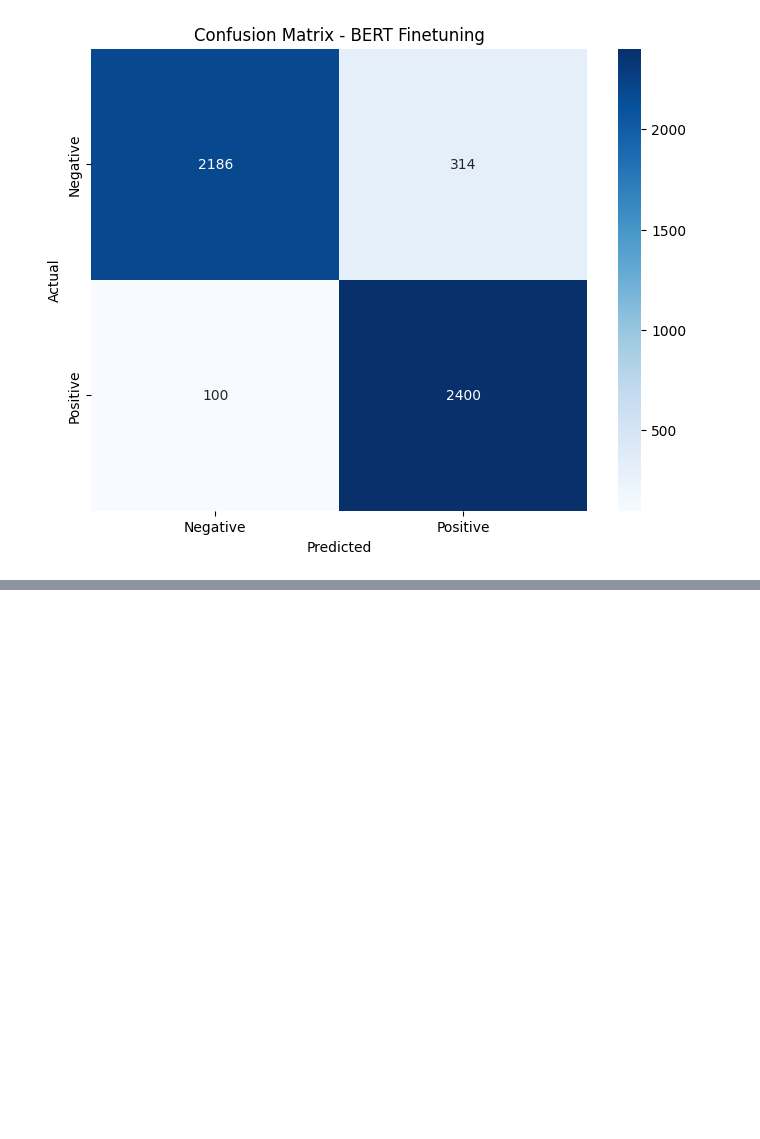
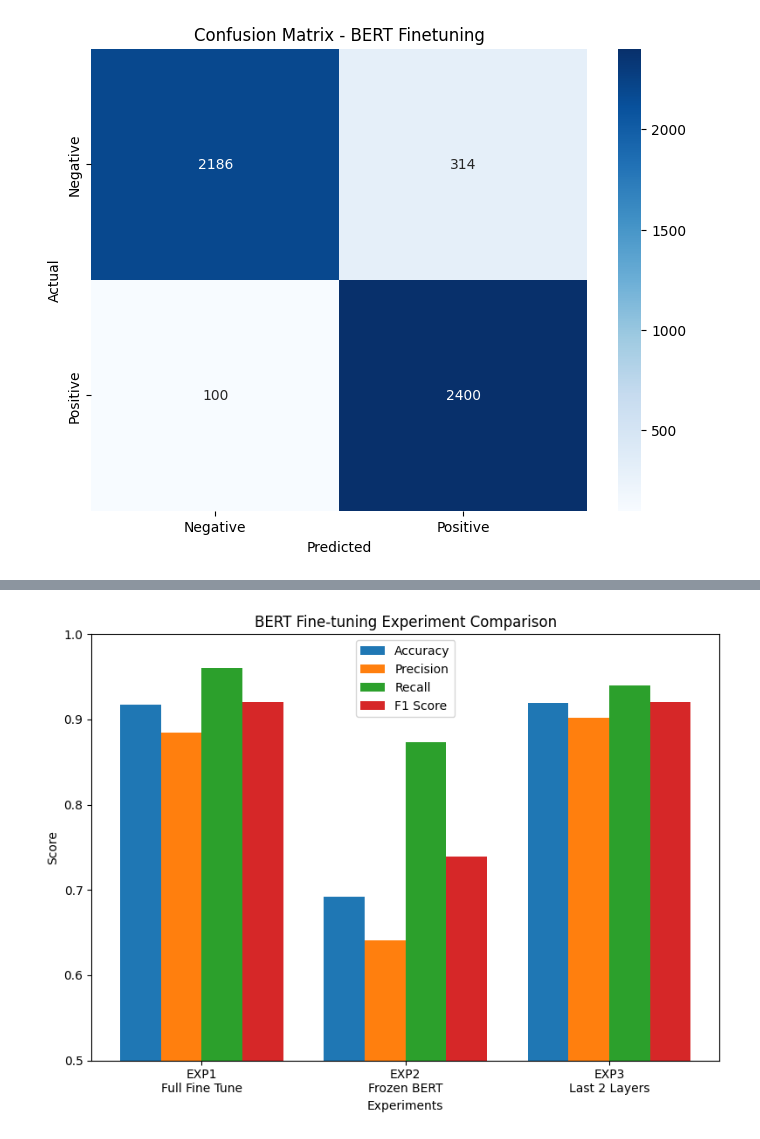
Before and after one commit to Prem-7171/innomatics-genai-internship-2026, a Jupyter notebook: IN226105802_NLP/Assignment 04/BERT_Finetune.ipynb, the cells around one changed output, grey strips where cells are left out. Saved outputs shown, nothing was run; the diff lists cells and outputs as text; code cells hidden in the pictures; blank space fills up the shorter version.

Commit message:
BERT Model is fully trained on Sentiment Analysis Dataset amd Ready to predict the correct sentiment.

```diff
--- a/IN226105802_NLP/Assignment 04/BERT_Finetune.ipynb
+++ b/IN226105802_NLP/Assignment 04/BERT_Finetune.ipynb
@@ -462,0 +725,30 @@ plt.show()
+# %%
+#  Beautiful Visualization
+
+experiments = ['EXP1\nFull Fine Tune', 'EXP2\nFrozen BERT', 'EXP3\nLast 2 Layers']
+metrics = {
+    'Accuracy':  [0.9172, 0.6916, 0.9192],
+    'Precision': [0.8843, 0.6405, 0.9021],
+    'Recall':    [0.9600, 0.8736, 0.9404],
+    'F1 Score':  [0.9206, 0.7391, 0.9209]
+}
+
+x = np.arange(len(experiments)) # creates an array with specified range : (0,1,2,...)
+width = 0.2
+
+fig, ax = plt.subplots(figsize=(8,6))
+
+for i, (metric, values) in enumerate(metrics.items()):
+    ax.bar(x + i*width, values, width, label = metric)
+
+ax.set_xlabel('Experiments')
+ax.set_ylabel('Score')
+ax.set_title("BERT Fine-tuning Experiment Comparison")
+ax.set_xticks(x + width*1.5)
+ax.set_xticklabels(experiments)
+ax.legend()
+ax.set_ylim(0.5, 1.0)
+plt.tight_layout()
+plt.show()
+# %% [output]
+[figure, added]
```
Also changed, not shown: parts of 19 cells of this notebook.
